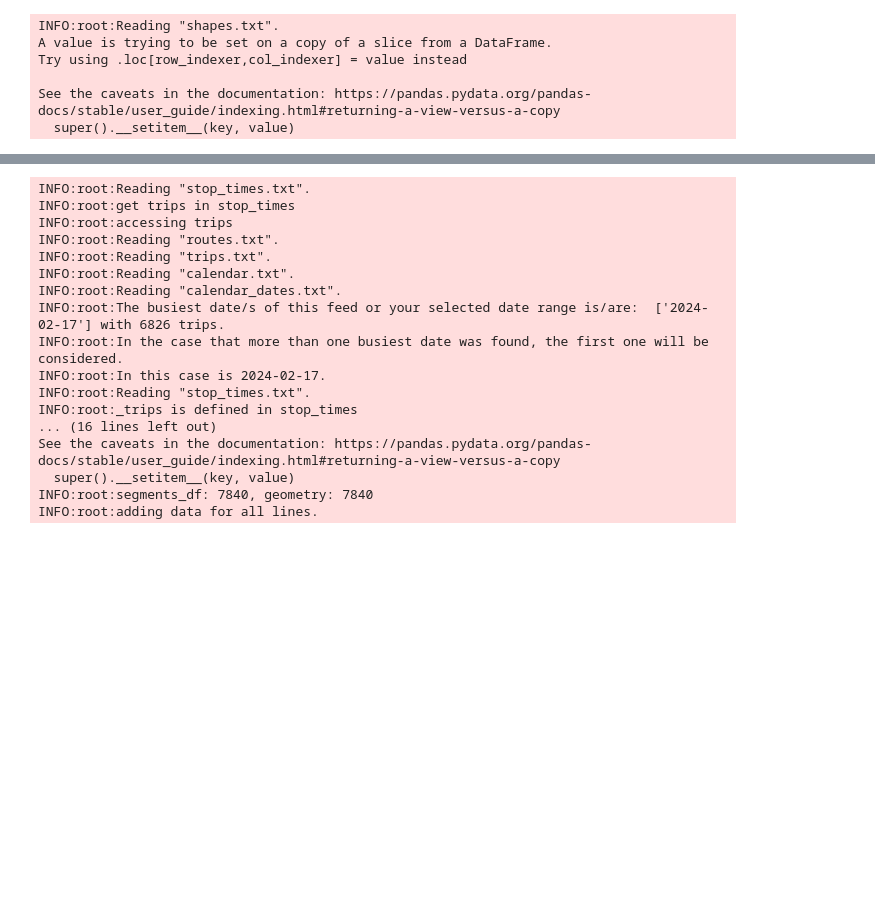
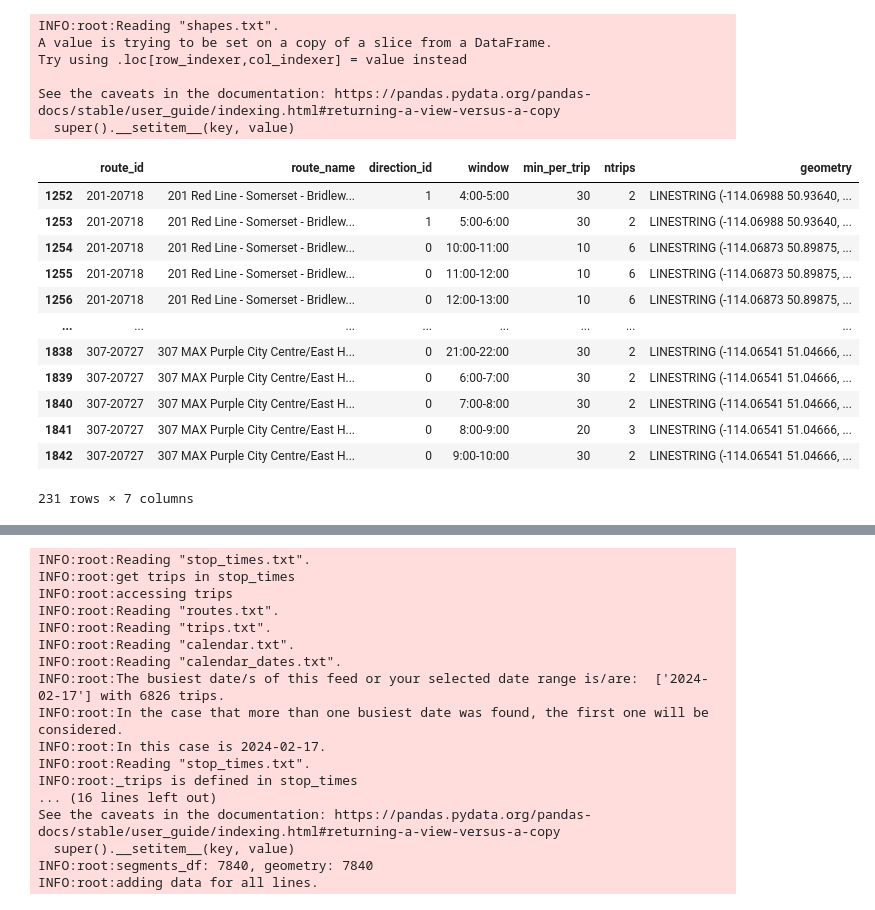
Before and after one commit to sulemanbasit/Calgary-Transit-Economic-Gap-Analysis, a Jupyter notebook: ctga.ipynb, the cells around one changed output, grey strips where cells are left out. Saved outputs shown, nothing was run; the diff lists cells and outputs as text; code cells hidden in the pictures; blank space fills up the shorter version.

```diff
--- a/ctga.ipynb
+++ b/ctga.ipynb
@@ -401,4 +416,19 @@ Try using .loc[row_indexer,col_indexer] = value instead
 See the caveats in the documentation: https://pandas.pydata.org/pandas-docs/stable/user_guide/indexing.html#returning-a-view-versus-a-copy
   super().__setitem__(key, value)
 # %%
-line_freq.loc[line_freq["route_name"].str.contains("Line|MAX")].sort_values(by=['window']).to_excel("Lines_Frequency.xlsx")
+# line_freq.loc[line_freq["route_name"].str.contains("Line|MAX")].sort_values(by=['window']).to_excel("Lines_Frequency.xlsx")
+line_freq.loc[line_freq["route_name"].str.contains("Line|MAX")]
+# %% [output]
+|  | route_id | route_name | direction_id | window | min_per_trip | ntrips | geometry |
+| 1252 | 201-20718 | 201 Red Line - Somerset - Bridlew... | 1 | 4:00-5:00 | 30 | 2 | LINESTRING (-114.06988 50.93640, ... |
+| 1253 | 201-20718 | 201 Red Line - Somerset - Bridlew... | 1 | 5:00-6:00 | 30 | 2 | LINESTRING (-114.06988 50.93640, ... |
+| 1254 | 201-20718 | 201 Red Line - Somerset - Bridlew... | 0 | 10:00-11:00 | 10 | 6 | LINESTRING (-114.06873 50.89875, ... |
+| 1255 | 201-20718 | 201 Red Line - Somerset - Bridlew... | 0 | 11:00-12:00 | 10 | 6 | LINESTRING (-114.06873 50.89875, ... |
+| 1256 | 201-20718 | 201 Red Line - Somerset - Bridlew... | 0 | 12:00-13:00 | 10 | 6 | LINESTRING (-114.06873 50.89875, ... |
+| ... | ... | ... | ... | ... | ... | ... | ... |
+| 1838 | 307-20727 | 307 MAX Purple City Centre/East H... | 0 | 21:00-22:00 | 30 | 2 | LINESTRING (-114.06541 51.04666, ... |
+| 1839 | 307-20727 | 307 MAX Purple City Centre/East H... | 0 | 6:00-7:00 | 30 | 2 | LINESTRING (-114.06541 51.04666, ... |
+| 1840 | 307-20727 | 307 MAX Purple City Centre/East H... | 0 | 7:00-8:00 | 30 | 2 | LINESTRING (-114.06541 51.04666, ... |
+| 1841 | 307-20727 | 307 MAX Purple City Centre/East H... | 0 | 8:00-9:00 | 20 | 3 | LINESTRING (-114.06541 51.04666, ... |
+| 1842 | 307-20727 | 307 MAX Purple City Centre/East H... | 0 | 9:00-10:00 | 30 | 2 | LINESTRING (-114.06541 51.04666, ... |
+231 rows × 7 columns
```
Also changed, not shown: parts of 3 cells of this notebook, 3 other files.
